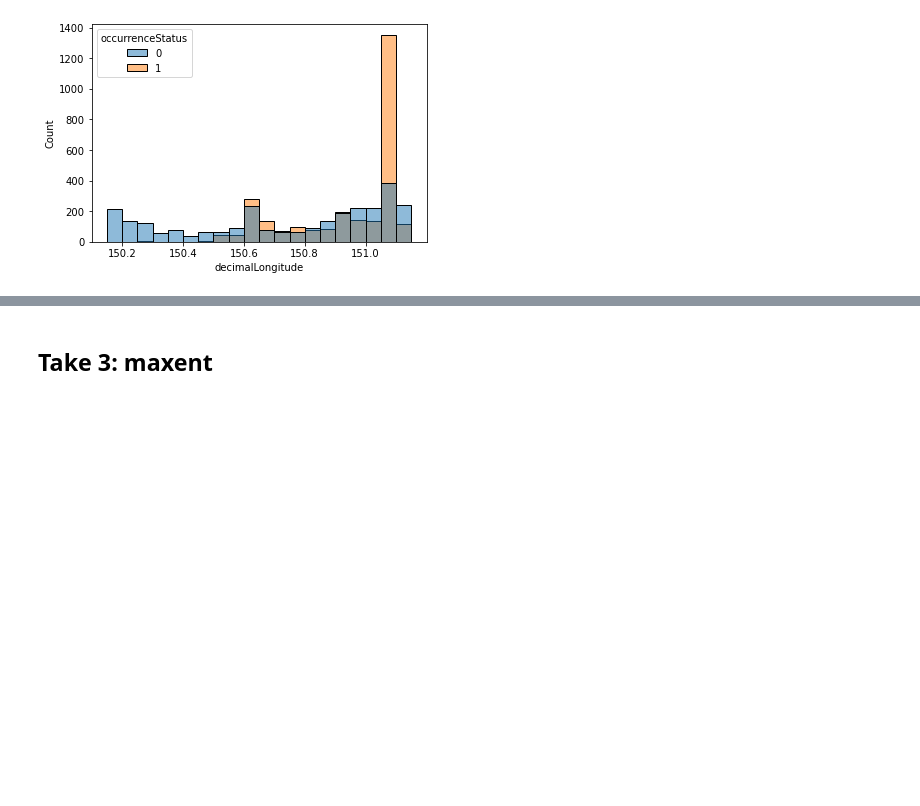
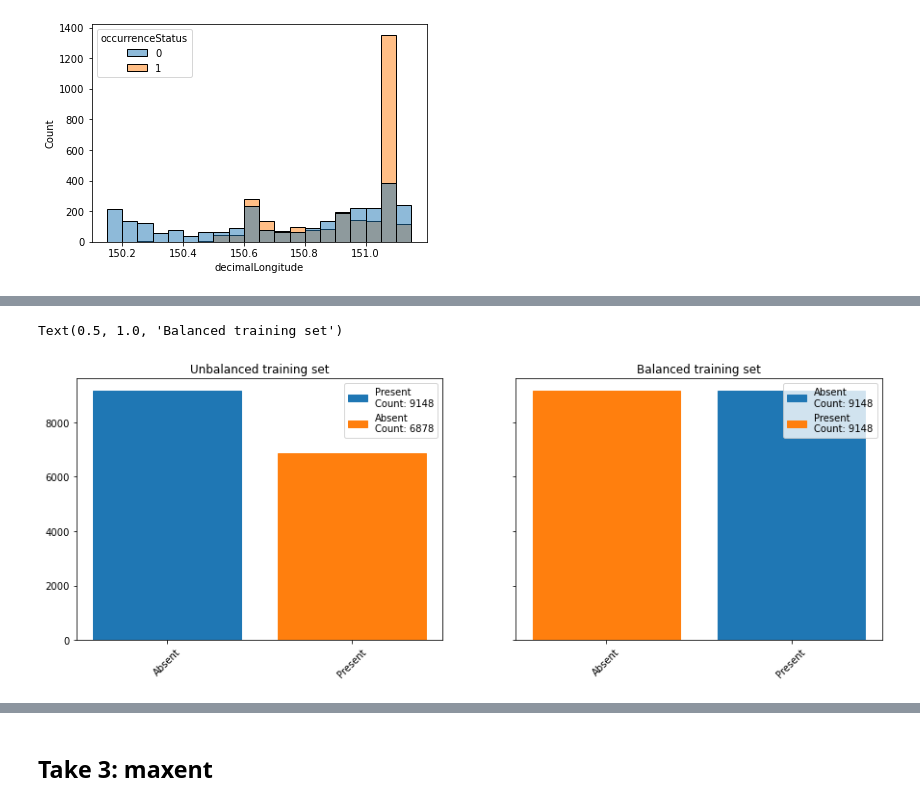
Before and after one commit to YiyaoL/EY-Challenge, a Jupyter notebook: benchmark_EDA_1.ipynb, the cells around one changed output, grey strips where cells are left out. Saved outputs shown, nothing was run; the diff lists cells and outputs as text; code cells hidden in the pictures; blank space fills up the shorter version.

Commit message:
added creating more training datasets section
Creating more training datasets to test the model on.

```diff
--- a/benchmark_EDA_1.ipynb
+++ b/benchmark_EDA_1.ipynb
@@ -174,0 +262,12 @@ sns.histplot(data=df2, x="decimalLongitude",bins = 20,hue = 'occurrenceStatus')
+# %%
+target_species = 'Litoria Fallax'
+
+all_frog_data = (
+    all_frog_data
+    # Assign the occurrenceStatus to 1 for the target species and 0 for all other species.
+    # as well as a key for joining (later)
+    .assign(
+        occurrenceStatus = lambda x: np.where(x.species == target_species, 1, 0)
+    )
+)
+all_frog_data
@@ -174,0 +294,36 @@ sns.histplot(data=df2, x="decimalLongitude",bins = 20,hue = 'occurrenceStatus')
+# %%
+target_species_frog_data = all_frog_data[all_frog_data.occurrenceStatus == 1]
+frog_data = (
+    all_frog_data
+    [lambda x: x.occurrenceStatus == 0]
+    .sample(
+        len(target_species_frog_data), random_state=420, replace=True
+    )
+    .append(target_species_frog_data)
+    # assign key for joining purposes
+    .reset_index(drop=True)
+    .assign(key=lambda x: x.index)
+)
+
+# method to plot barcharts
+def plot_barchart(bar_data, ax, bar_params={}, fold_text=True):
+    barchart = ax.bar(bar_data.index, bar_data, **bar_params)
+    prop_cycle = cycle(plt.rcParams['axes.prop_cycle'])
+    for i, color in zip(range(len(bar_data)), prop_cycle):
+        var_name = bar_data.index[i]
+        barchart[i].set_color(color['color'])
+        barchart[i].set_label(f"{var_name}\nCount: {bar_data[i]}")
+    ax.set_xticklabels(bar_data.index.str.replace(' ', '\n'), rotation=45)
+    ax.legend()
+
+# Bar charts
+fig, ax = plt.subplots(1, 2, figsize = (15, 5), sharey=True, sharex=True)
+bar_data = all_frog_data.occurrenceStatus.map({1:'Present', 0:'Absent'}).value_counts()
+plot_barchart(bar_data, ax[0], bar_params={})
+ax[0].set_title('Unbalanced training set')
+balanced_bar_data = frog_data.occurrenceStatus.map({1:'Present', 0:'Absent'}).value_counts()
+plot_barchart(balanced_bar_data, ax[1], bar_params={})
+ax[1].set_title('Balanced training set')
+# %% [output]
+Text(0.5, 1.0, 'Balanced training set')
+[figure, added]
```
Also changed, not shown: parts of 20 cells of this notebook, 1 other file.
